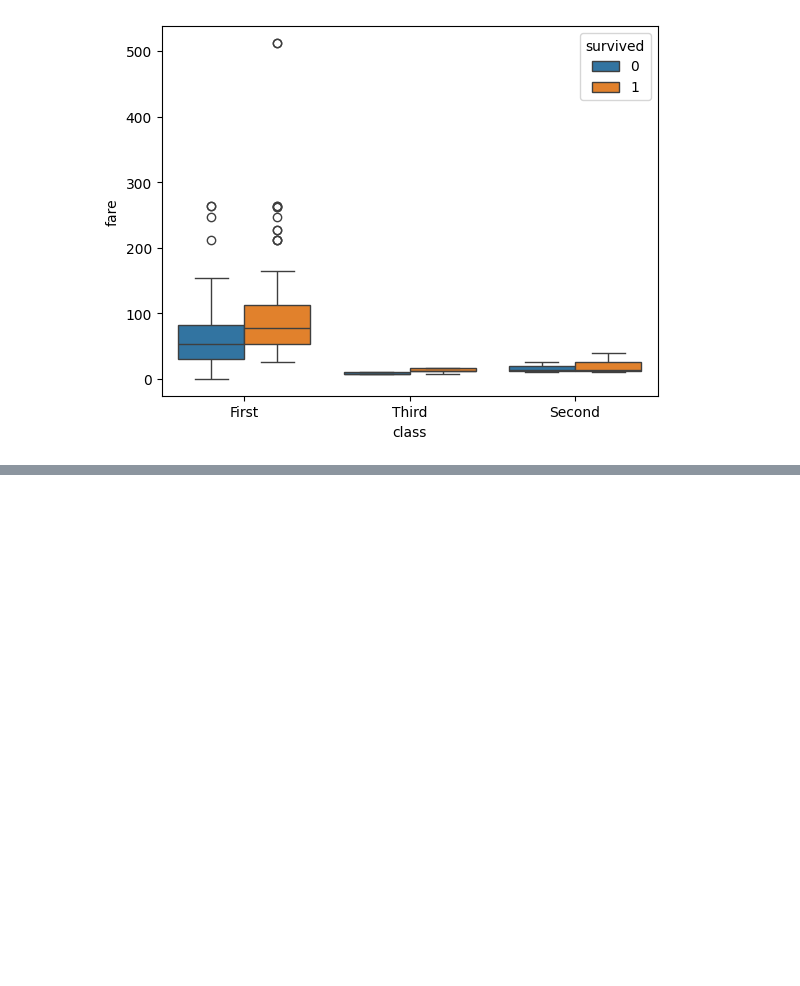
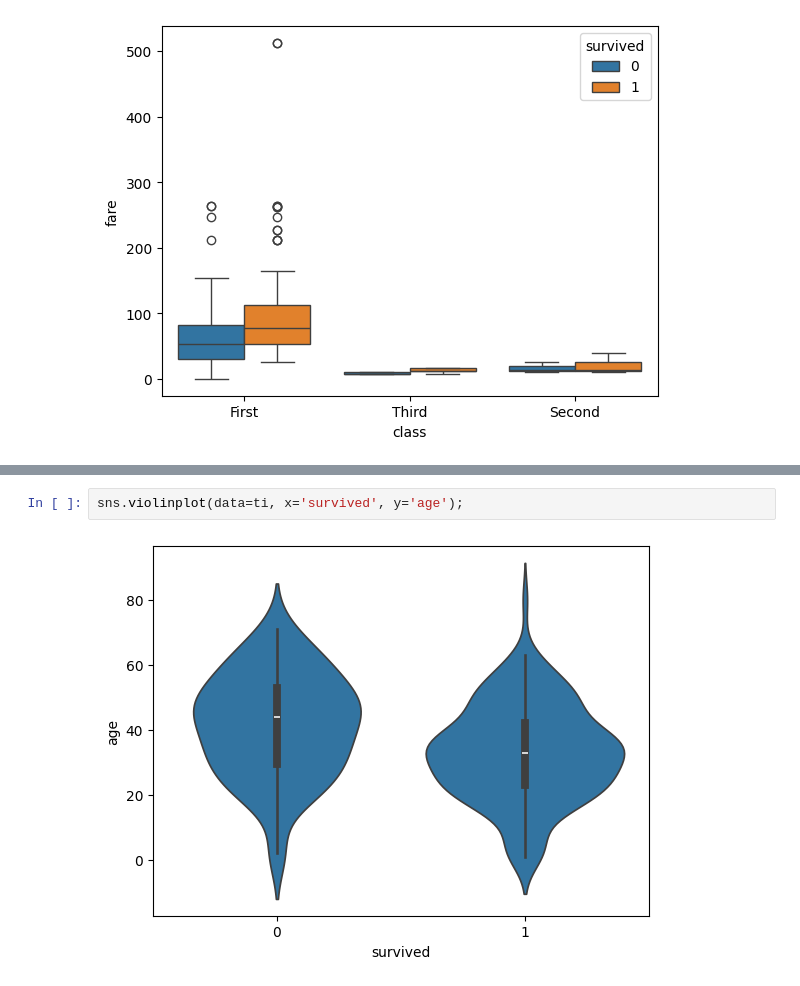
Before and after one commit to RanjithM12/OpenAI_Training, a Jupyter notebook: Sep24_002_EDA_Visuals.ipynb, the cells around one changed output, grey strips where cells are left out. Cells and saved outputs as stored; diff of their text form; blank space fills up the shorter version.

```diff
--- a/Sep24_002_EDA_Visuals.ipynb
+++ b/Sep24_002_EDA_Visuals.ipynb
@@ -374,0 +379,4 @@ sns.lineplot(data=ti, x='age', y='fare', hue='survived');
+# %%
+sns.violinplot(data=ti, x='survived', y='age');
+# %% [output]
+[figure, added]
```
Also changed, not shown: parts of 3 cells of this notebook.
